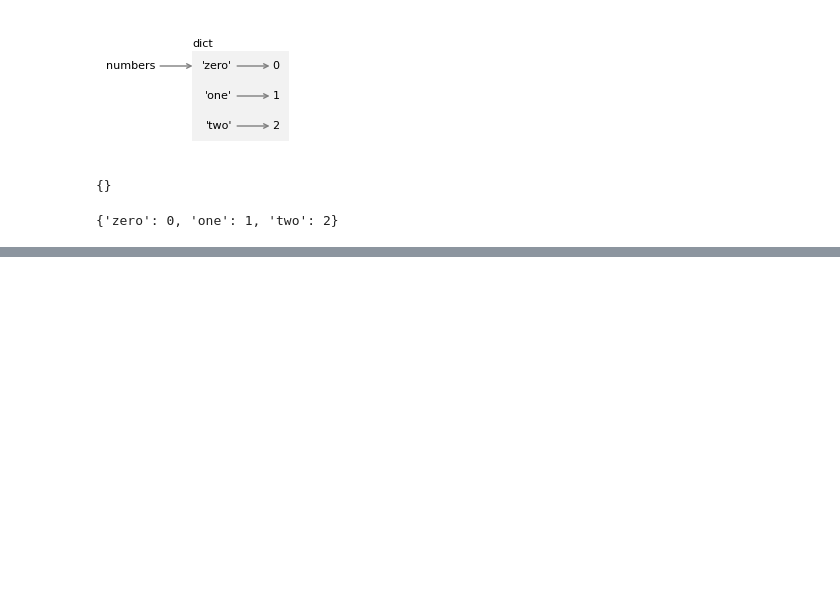
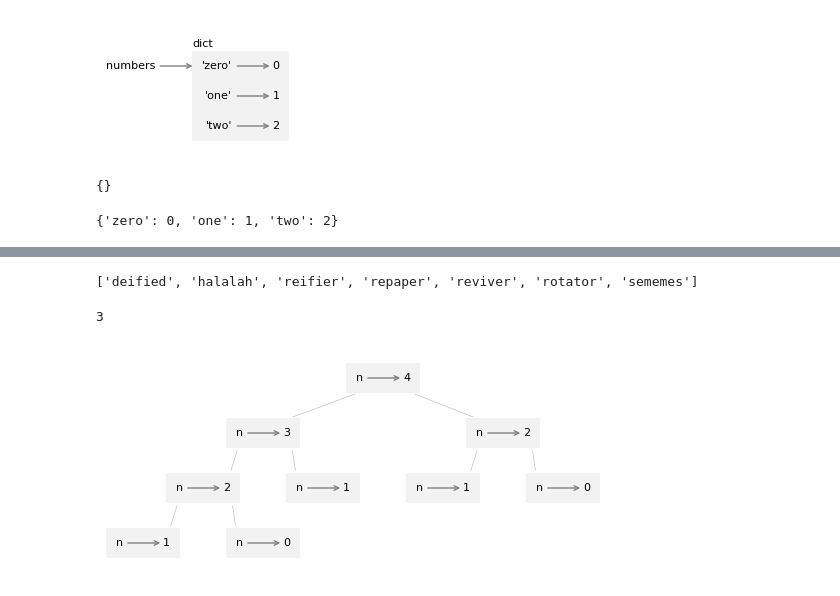
Before and after one commit to TANGRui2024/ThinkPython, a Jupyter notebook: practice/chap10.ipynb, the cells around one changed output, grey strips where cells are left out. Saved outputs shown, nothing was run; the diff lists cells and outputs as text; code cells hidden in the pictures; blank space fills up the shorter version.

```diff
--- a/practice/chap10.ipynb
+++ b/practice/chap10.ipynb
@@ -69,0 +255,10 @@ download('https://raw.githubusercontent.com/AllenDowney/ThinkPython/v3/words.txt
+# %%
+long_palindromes = []
+
+for word in palindromes:
+    if len(word) >= 7:
+        long_palindromes.append(word)
+
+long_palindromes
+# %% [output]
+['deified', 'halalah', 'reifier', 'repaper', 'reviver', 'rotator', 'sememes']
@@ -69,0 +274,4 @@ download('https://raw.githubusercontent.com/AllenDowney/ThinkPython/v3/words.txt
+# %%
+fibonacci(4)
+# %% [output]
+3
@@ -69,0 +283,55 @@ download('https://raw.githubusercontent.com/AllenDowney/ThinkPython/v3/words.txt
+# %%
+arrowprops = dict(arrowstyle="-", color='gray', alpha=0.5, ls='-', lw=0.5)
+
+def left_arrow(ax, bbox1, bbox2):
+    x = bbox1.xmin + 0.1
+    y = bbox1.ymin
+    dx = bbox2.xmax - x - 0.1
+    dy = bbox2.ymax - y
+    arrow = Arrow(dx=dx, dy=dy, arrowprops=arrowprops)
+    return arrow.draw(ax, x, y)
+
+def right_arrow(ax, bbox1, bbox2):
+    x = bbox1.xmax - 0.1
+    y = bbox1.ymin
+    dx = bbox2.xmin - x + 0.1
+    dy = bbox2.ymax - y
+    arrow = Arrow(dx=dx, dy=dy, arrowprops=arrowprops)
+    return arrow.draw(ax, x, y)
+# %%
+from diagram import diagram, adjust, Bbox
+
+width, height, x, y = [4.94, 2.16, -1.03, 1.91]
+ax = diagram(width, height)
+
+dx = 0.6
+dy = 0.55
+
+bboxes = []
+bboxes.append(frames[4].draw(ax, x+6*dx, y))
+
+bboxes.append(frames[3].draw(ax, x+4*dx, y-dy))
+bboxes.append(frames[2].draw(ax, x+8*dx, y-dy))
+
+bboxes.append(frames[2].draw(ax, x+3*dx, y-2*dy))
+bboxes.append(frames[1].draw(ax, x+5*dx, y-2*dy))
+bboxes.append(frames[1].draw(ax, x+7*dx, y-2*dy))
+bboxes.append(frames[0].draw(ax, x+9*dx, y-2*dy))
+
+bboxes.append(frames[1].draw(ax, x+2*dx, y-3*dy))
+bboxes.append(frames[0].draw(ax, x+4*dx, y-3*dy))
+
+left_arrow(ax, bboxes[0], bboxes[1])
+left_arrow(ax, bboxes[1], bboxes[3])
+left_arrow(ax, bboxes[3], bboxes[7])
+left_arrow(ax, bboxes[2], bboxes[5])
+
+right_arrow(ax, bboxes[0], bboxes[2])
+right_arrow(ax, bboxes[1], bboxes[4])
+right_arrow(ax, bboxes[2], bboxes[6])
+right_arrow(ax, bboxes[3], bboxes[8])
+
+bbox = Bbox.union(bboxes)
+# adjust(x, y, bbox)
+# %% [output]
+[figure, added]
```
Also changed, not shown: parts of 65 cells of this notebook, 4 other files.
